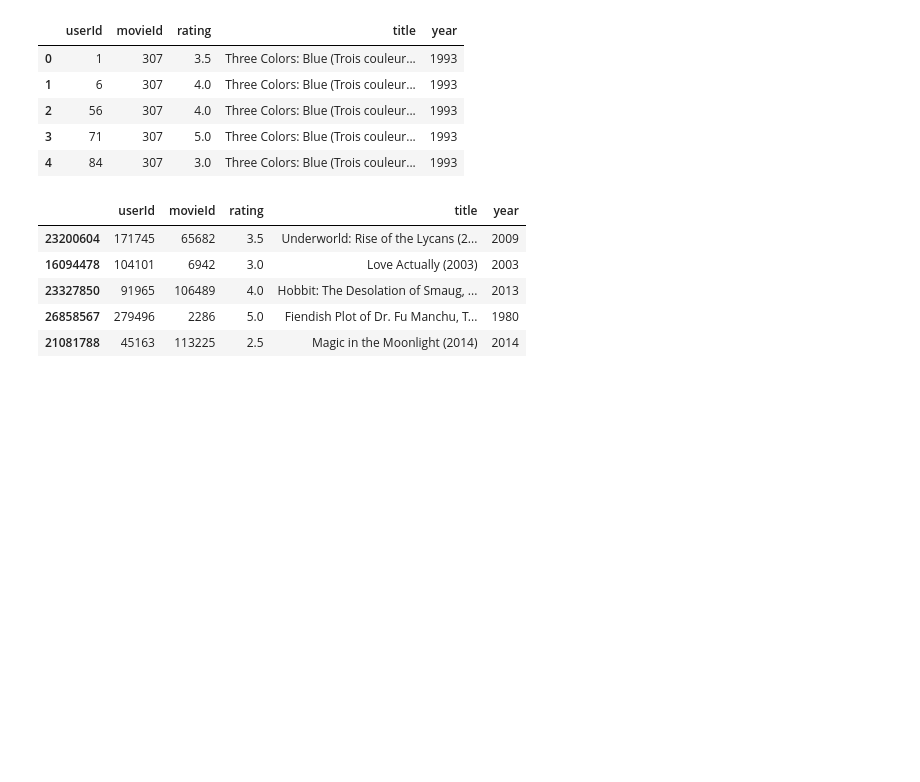
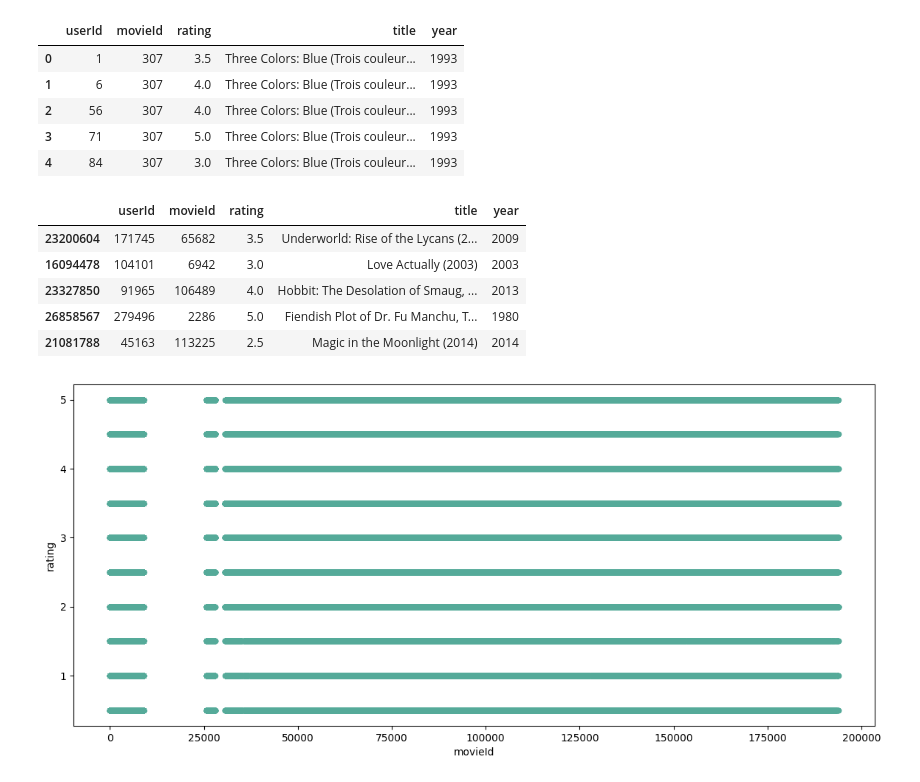
Before and after one commit to JoelOscarsson/Machine-Learning, a Jupyter notebook: Projects/Recommender-System.ipynb, the cells around one changed output. Drawn from its saved outputs; the diff is of its cells as text; code cells hidden in the pictures; blank space fills up the shorter version.

```diff
--- a/Projects/Recommender-System.ipynb
+++ b/Projects/Recommender-System.ipynb
@@ -223,5 +223,7 @@ sample.head()
 | 26858567 | 279496 | 2286 | 5.0 | Fiendish Plot of Dr. Fu Manchu, T... | 1980 |
 | 21081788 | 45163 | 113225 | 2.5 | Magic in the Moonlight (2014) | 2014 |
 # %%
-# df_.plot.scatter('movieId', 'rating', color='#5A9', figsize=(14, 6))
-# plt.show()
+df_.plot.scatter('movieId', 'rating', color='#5A9', figsize=(14, 6))
+plt.show()
+# %% [output]
+[figure, added]
```
Also changed, not shown: parts of 4 cells of this notebook.
